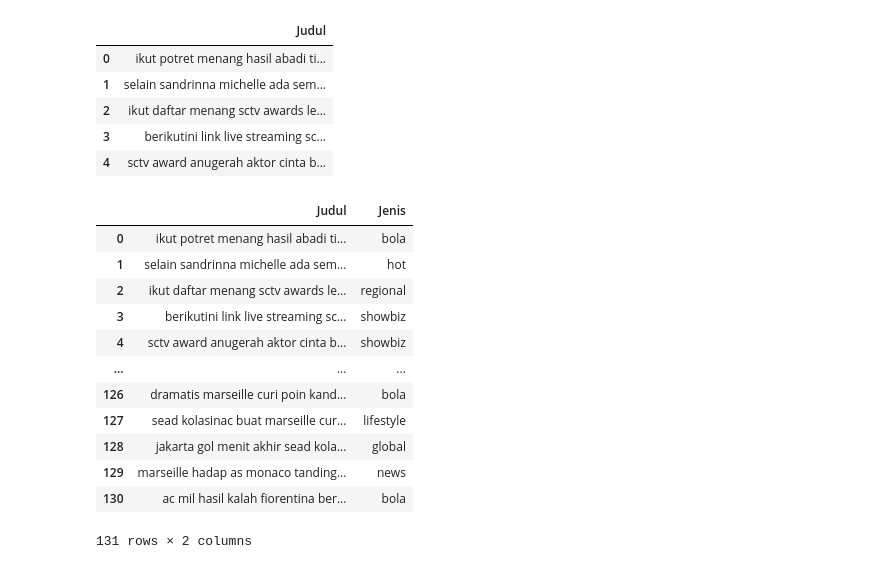
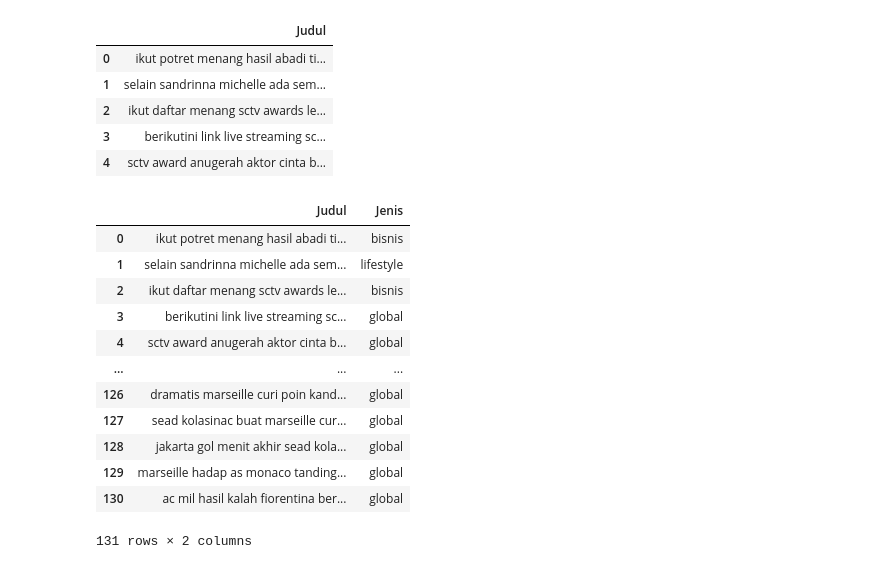
Before and after one commit to EGraci/kapital-selekta, a Jupyter notebook: program/KNN-JudulBerita.ipynb, the cells around one changed output. Cells and saved outputs as stored; diff of their text form; code cells hidden in the pictures.

```diff
--- a/program/KNN-JudulBerita.ipynb
+++ b/program/KNN-JudulBerita.ipynb
@@ -144,4 +142,0 @@ df.head()
-# %%
-df['Judul'] = df['Judul'].astype('string')
-df['Jenis'] = df['Jenis'].astype('category')
-df.dtypes
@@ -204,7 +170,7 @@ df.head()
 # %%
 # Spliting data (pemodelan)
 
-X_train, X_test, y_train, y_test = train_test_split(df['Judul'].values, df['Label'].values, test_size=0.2, random_state = 42, stratify=df['Label'].values)
+X_train, X_test, y_train, y_test = train_test_split(df['Judul'].values, df['Label'].values, test_size=0.1, random_state = 90, stratify=df['Label'].values)
 # %% [markdown]
 # TF-IDF
 # %%
@@ -217,5 +183,4 @@ tfidf_test = tf.transform(X_test)
 # %%
-# implementasi data train kedalam KNN
-modelknn = KNeighborsClassifier(n_neighbors=3, weights='distance')
-modelknn.fit(tfidf_train,y_train)
+modelSGD = SGDClassifier(max_iter=1000, tol=1e-3)
+modelSGD.fit(tfidf_train,y_train)
 # %% [output]
@@ -286,41 +241,28 @@ test.head()
 | 4 | sctv award anugerah aktor cinta b... |
 # %%
 # prediksi berita
-prediksi = modelknn.predict(tf.transform(test['Judul'].values))
+prediksi = modelSGD.predict(tf.transform(test['Judul'].values))
 test['Jenis'] = prediksi
 test['Jenis'] = test['Jenis'].map({
-    0 : 'hot',
-    1 : 'citizen6',
-    2 : 'bisnis',
-    3 : 'health',
-    4 : 'global',
-    5 : 'showbiz',
-    6 : 'lifestyle',
-    7 : 'bola',
-    8 : 'tekno',
-    9 : 'regional',
-    10 : 'news',
-    11 : 'kabar',
-    12 : 'islami',
-    13 : 'otomotif',
-    14 : 'fashion',
-    15 : 'crypto',
-    16 : 'surabaya',
+    0 : 'bisnis',
+    1 : 'health',
+    2 : 'global',
+    3 : 'lifestyle',
 })
 test
 # %% [output]
 |  | Judul | Jenis |
-| 0 | ikut potret menang hasil abadi ti... | bola |
-| 1 | selain sandrinna michelle ada sem... | hot |
-| 2 | ikut daftar menang sctv awards le... | regional |
-| 3 | berikutini link live streaming sc... | showbiz |
-| 4 | sctv award anugerah aktor cinta b... | showbiz |
+| 0 | ikut potret menang hasil abadi ti... | bisnis |
+| 1 | selain sandrinna michelle ada sem... | lifestyle |
+| 2 | ikut daftar menang sctv awards le... | bisnis |
+| 3 | berikutini link live streaming sc... | global |
+| 4 | sctv award anugerah aktor cinta b... | global |
 | ... | ... | ... |
-| 126 | dramatis marseille curi poin kand... | bola |
-| 127 | sead kolasinac buat marseille cur... | lifestyle |
+| 126 | dramatis marseille curi poin kand... | global |
+| 127 | sead kolasinac buat marseille cur... | global |
 | 128 | jakarta gol menit akhir sead kola... | global |
-| 129 | marseille hadap as monaco tanding... | news |
-| 130 | ac mil hasil kalah fiorentina ber... | bola |
+| 129 | marseille hadap as monaco tanding... | global |
+| 130 | ac mil hasil kalah fiorentina ber... | global |
 131 rows × 2 columns
 # %%
 test.to_csv(r'P:\UKDC\Kapital Selekta\program\result.csv', index=False, header=True)
```
Also changed, not shown: parts of 19 cells of this notebook, 7 other files.
